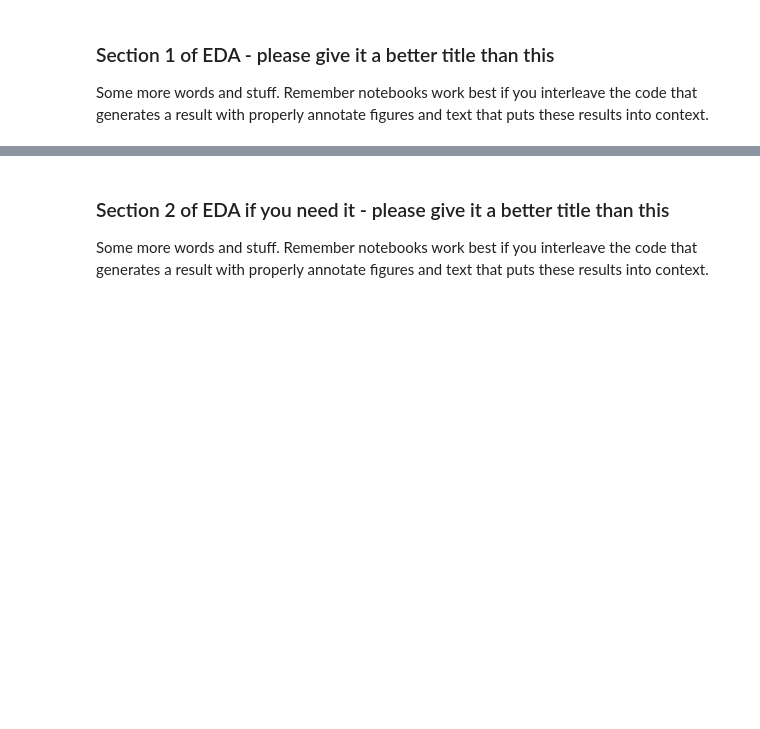
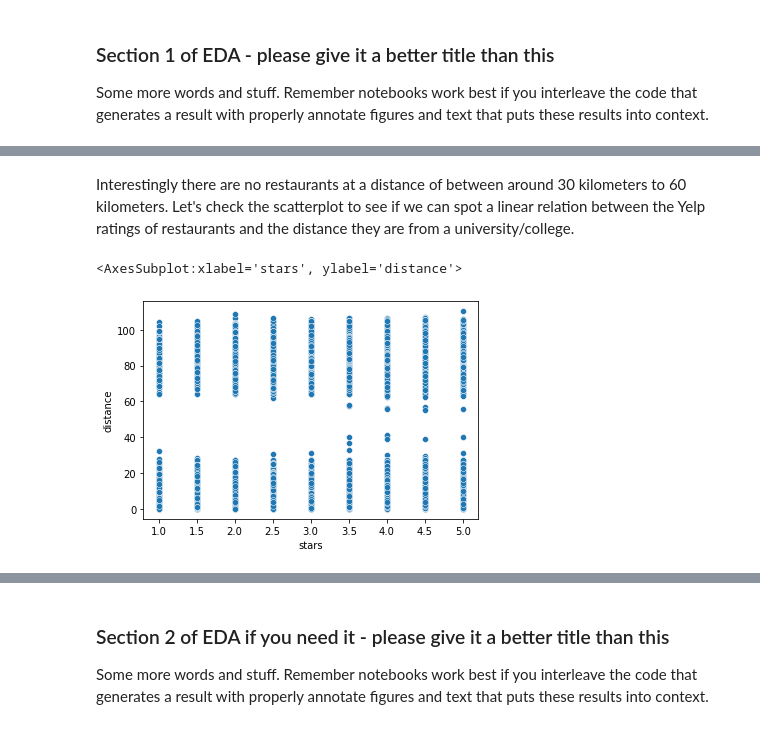
Before and after one commit to rabihzsiddiqui/Restaurant_Rating_Analysis, a Jupyter notebook: EDACheckpoint_Group025_WI24.ipynb, the cells around one changed output, grey strips where cells are left out. Drawn from its saved outputs; the diff is of its cells as text; code cells hidden in the pictures; blank space fills up the shorter version.

```diff
--- a/EDACheckpoint_Group025_WI24.ipynb
+++ b/EDACheckpoint_Group025_WI24.ipynb
@@ -249,0 +336,7 @@ Some more words and stuff.  Remember notebooks work best if you interleave the c
+# %% [markdown]
+Interestingly there are no restaurants at a distance of between around 30 kilometers to 60 kilometers. Let's check the scatterplot to see if we can spot a linear relation between the Yelp ratings of restaurants and the distance they are from a university/college.
+# %%
+sns.scatterplot(data=business_lg, x='stars', y='distance')
+# %% [output]
+<AxesSubplot:xlabel='stars', ylabel='distance'>
+[figure, added]
```
Also changed, not shown: parts of 22 cells of this notebook.
